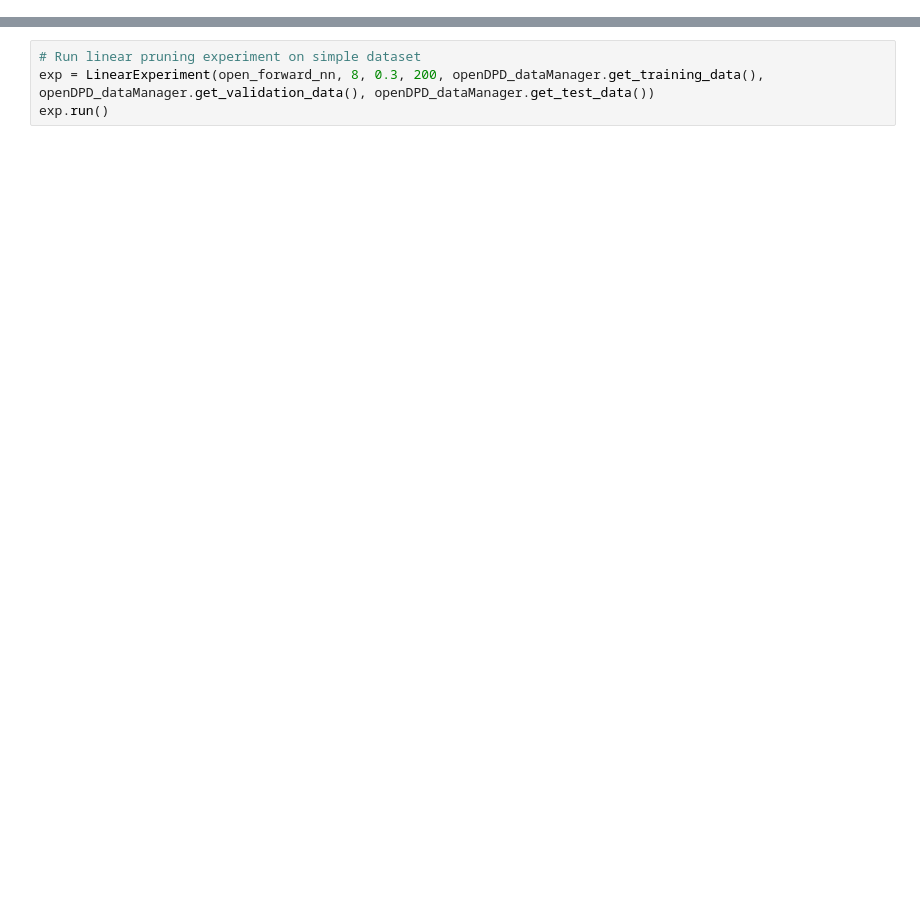
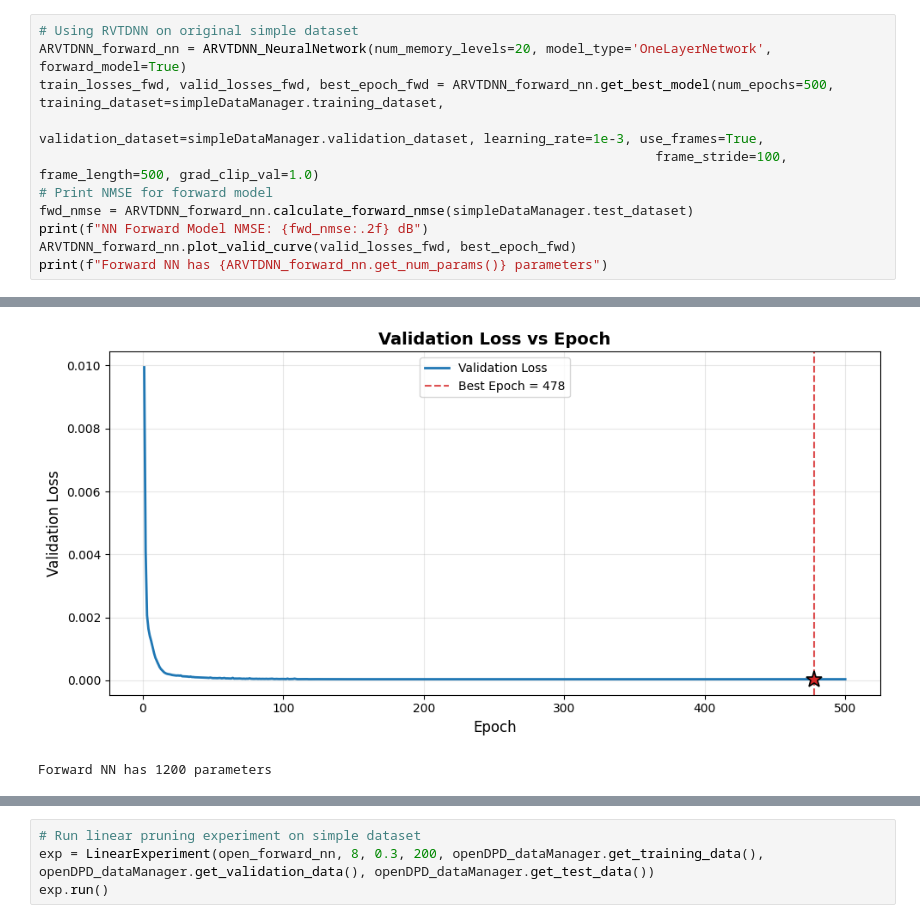
Before and after one commit to aquigney/sparseDPD, a Jupyter notebook: refactored_notebook.ipynb, the cells around one changed output, grey strips where cells are left out. Saved outputs shown, nothing was run; the diff lists cells and outputs as text; blank space fills up the shorter version.

```diff
--- a/refactored_notebook.ipynb
+++ b/refactored_notebook.ipynb
@@ -48,0 +50,12 @@ Forward NN has 3000 parameters
+# %%
+# Using RVTDNN on original simple dataset
+ARVTDNN_forward_nn = ARVTDNN_NeuralNetwork(num_memory_levels=20, model_type='OneLayerNetwork', forward_model=True)
+train_losses_fwd, valid_losses_fwd, best_epoch_fwd = ARVTDNN_forward_nn.get_best_model(num_epochs=500, training_dataset=simpleDataManager.training_dataset,
+                                                                               validation_dataset=simpleDataManager.validation_dataset, learning_rate=1e-3, use_frames=True,
+                                                                               frame_stride=100, frame_length=500, grad_clip_val=1.0)
+# Print NMSE for forward model
+fwd_nmse = ARVTDNN_forward_nn.calculate_forward_nmse(simpleDataManager.test_dataset)
+print(f"NN Forward Model NMSE: {fwd_nmse:.2f} dB")
+ARVTDNN_forward_nn.plot_valid_curve(valid_losses_fwd, best_epoch_fwd)
+print(f"Forward NN has {ARVTDNN_forward_nn.get_num_params()} parameters")
+# %% [output]
@@ -49,2 +79,4 @@ Forward NN has 3000 parameters
+[figure, added]
+Forward NN has 1200 parameters
 # %%
 # Run linear pruning experiment on simple dataset
```
Also changed, not shown: parts of 5 cells of this notebook, 3 other files.
